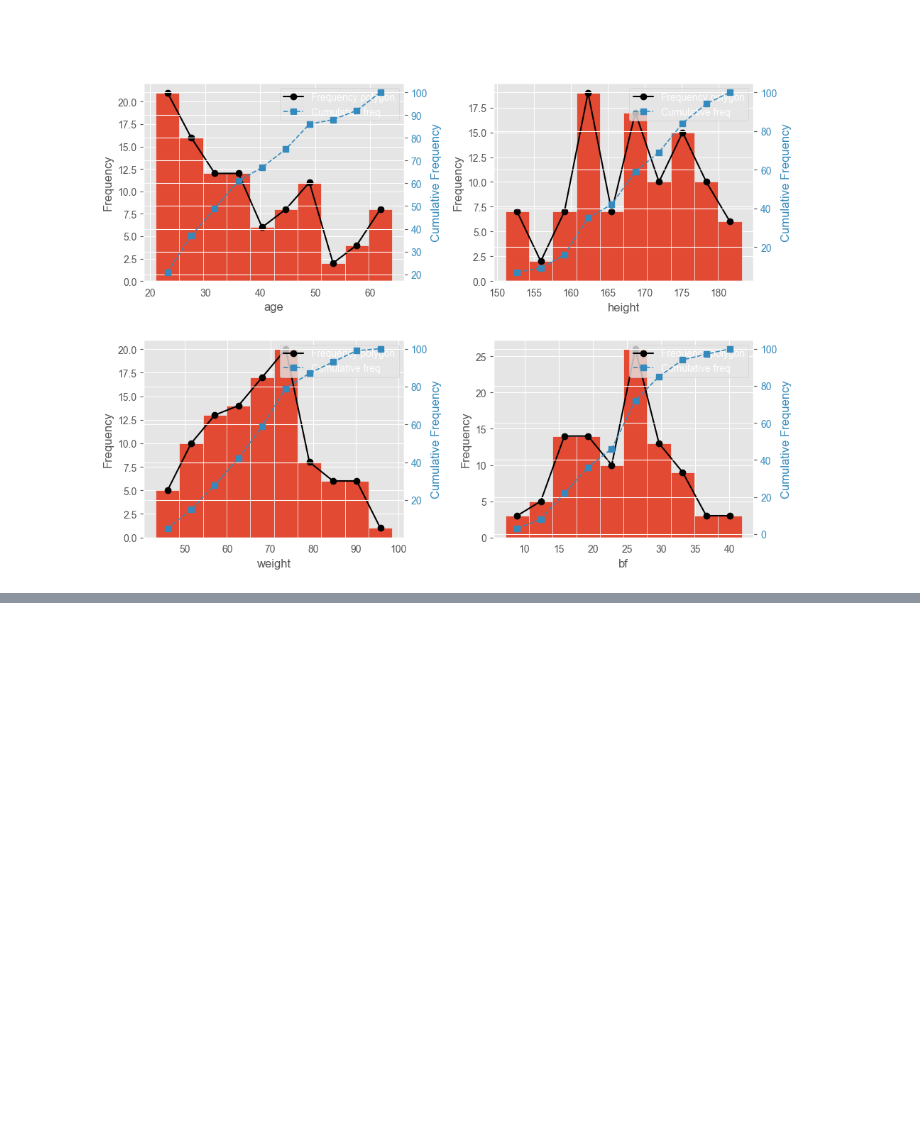
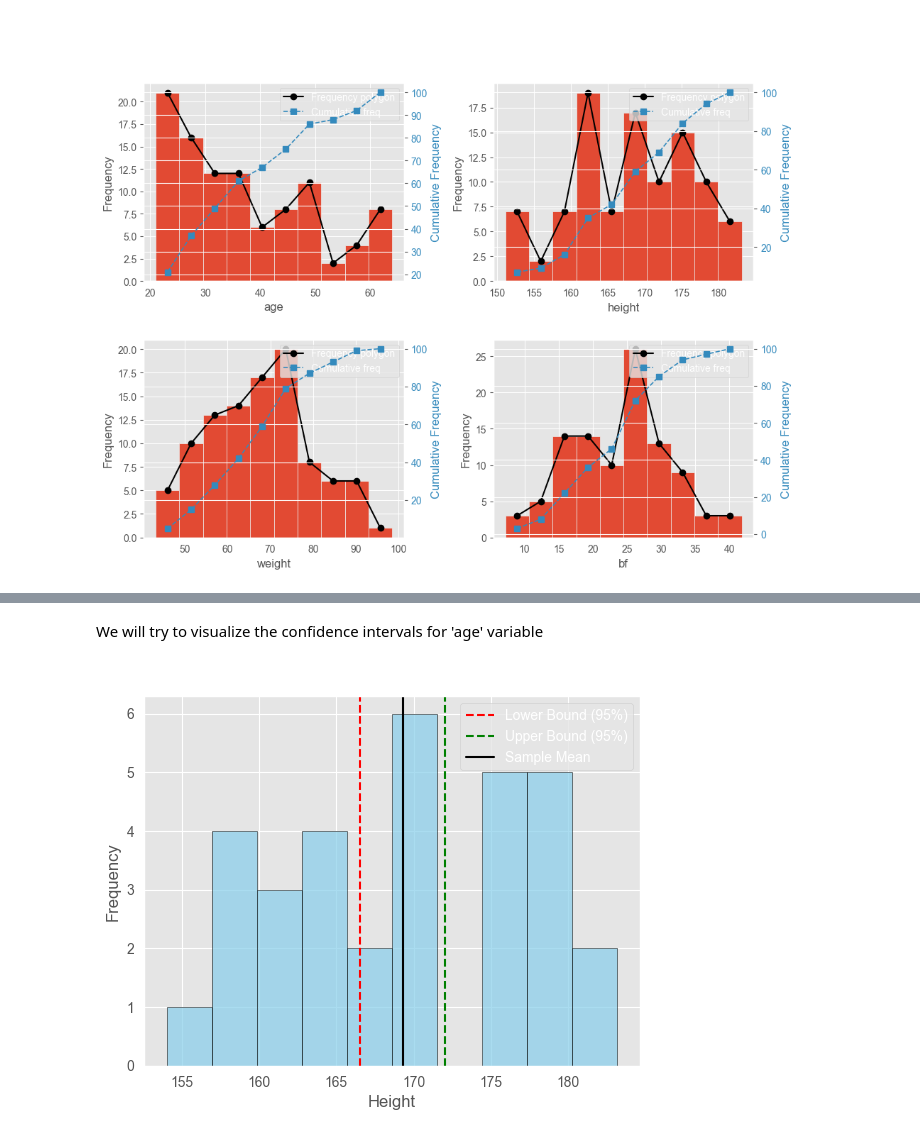
Before and after one commit to dattali18/statistics_msc_course, a Jupyter notebook: code/statistics_project.ipynb, the cells around one changed output, grey strips where cells are left out. Drawn from its saved outputs; the diff is of its cells as text; code cells hidden in the pictures; blank space fills up the shorter version.

```diff
--- a/code/statistics_project.ipynb
+++ b/code/statistics_project.ipynb
@@ -543,0 +671,24 @@ plt.show()
+# %% [markdown]
+We will try to visualize the confidence intervals for 'age' variable
+# %%
+# visualize the CI for 'Height' on the histogram of the sample
+import matplotlib.pyplot as plt
+
+cl = 0.95
+z = stats.norm.ppf(1 - (1 - cl) / 2 )
+margin_of_error = z * (population_sigma / np.sqrt(n))
+lower_bound = sample_mean - margin_of_error
+upper_bound = sample_mean + margin_of_error
+# plot histogram
+plt.hist(sample, bins=10, color='skyblue', edgecolor='black', alpha=0.7)
+# plot CI
+plt.axvline(lower_bound, color='red', linestyle='--', label=f'Lower Bound ({cl*100:.0f}%)')
+plt.axvline(upper_bound, color='green', linestyle='--', label=f'Upper Bound ({cl*100:.0f}%)')
+plt.axvline(sample_mean, color='black', linestyle='-', label='Sample Mean')
+plt.title('Histogram of Sample with Confidence Interval for Height')
+plt.xlabel('Height')
+plt.ylabel('Frequency')
+plt.legend()
+plt.show()
+# %% [output]
+[figure, added]
```
Also changed, not shown: parts of 18 cells of this notebook, 4 other files.
